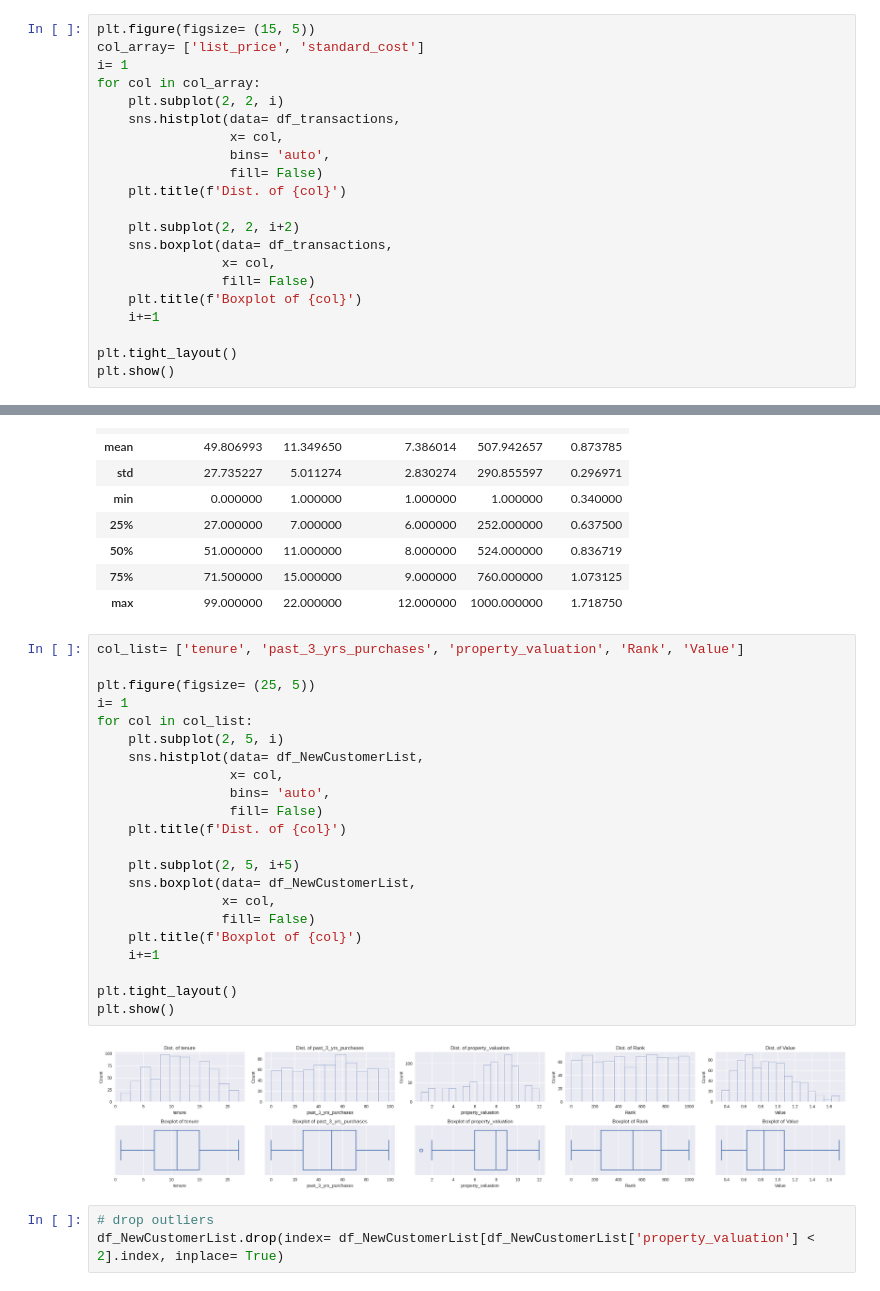
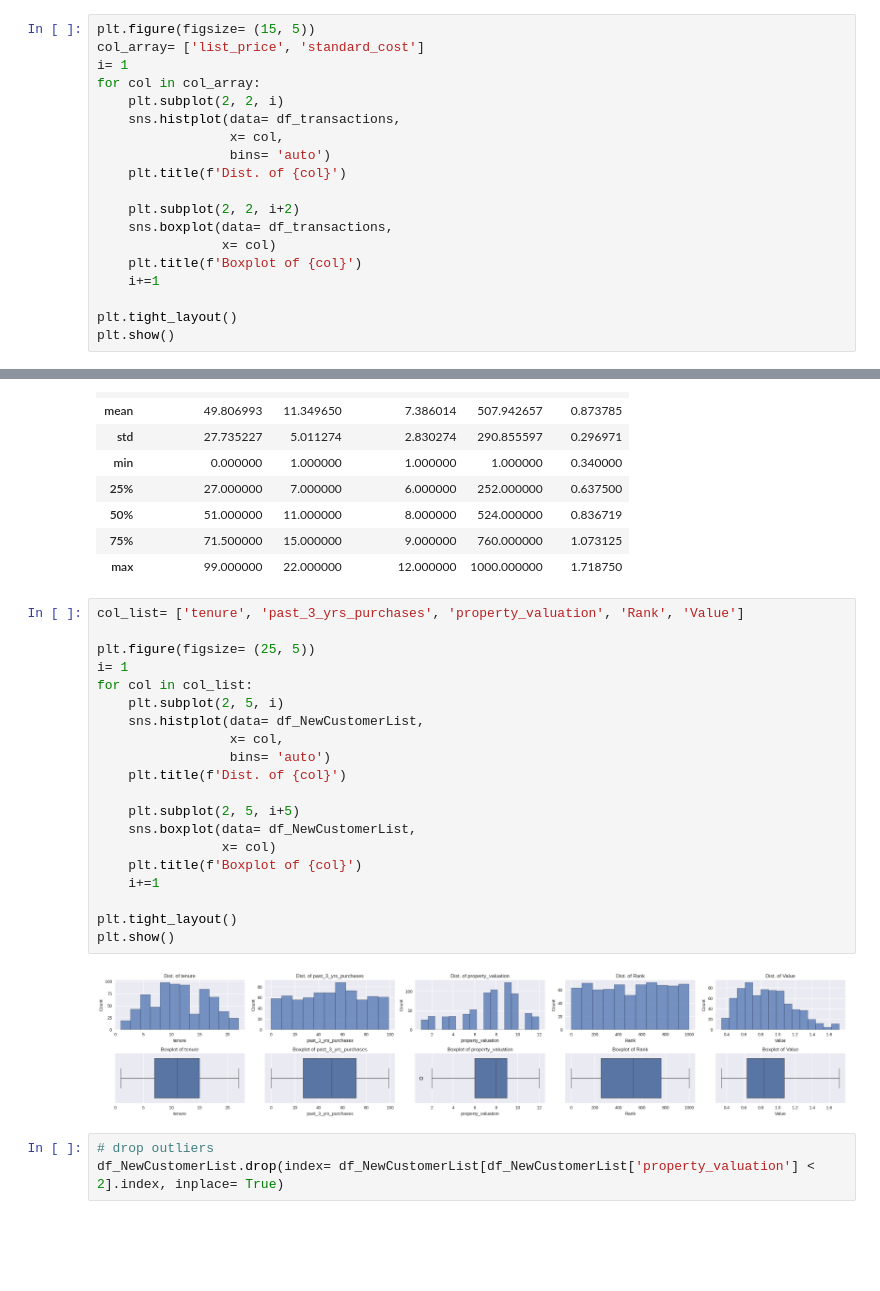
Before and after one commit to AhmAnwar/data-quality-KPMG-VE-forage, a Jupyter notebook: kpmg-ve-data-quality.ipynb, the cells around one changed output, grey strips where cells are left out. Drawn from its saved outputs; the diff is of its cells as text; blank space fills up the shorter version.

```diff
--- a/kpmg-ve-data-quality.ipynb
+++ b/kpmg-ve-data-quality.ipynb
@@ -173,14 +173,12 @@ for col in col_array:
     plt.subplot(2, 2, i)
     sns.histplot(data= df_transactions,
                  x= col,
-                 bins= 'auto',
-                 fill= False)
+                 bins= 'auto')
     plt.title(f'Dist. of {col}')
 
     plt.subplot(2, 2, i+2)
     sns.boxplot(data= df_transactions,
-                x= col,
-                fill= False)
+                x= col)
     plt.title(f'Boxplot of {col}')
     i+=1
 
@@ -471,27 +469,25 @@ df_NewCustomerList.select_dtypes(include= 'number').drop(columns= 'postcode').de
 # %%
 col_list= ['tenure', 'past_3_yrs_purchases', 'property_valuation', 'Rank', 'Value']
 
 plt.figure(figsize= (25, 5))
 i= 1
 for col in col_list:
     plt.subplot(2, 5, i)
     sns.histplot(data= df_NewCustomerList,
                  x= col,
-                 bins= 'auto',
-                 fill= False)
+                 bins= 'auto')
     plt.title(f'Dist. of {col}')
 
     plt.subplot(2, 5, i+5)
     sns.boxplot(data= df_NewCustomerList,
-                x= col,
-                fill= False)
+                x= col)
     plt.title(f'Boxplot of {col}')
     i+=1
 
 plt.tight_layout()
 plt.show()
 # %% [output]
-[figure, old version]
+[figure, new version]
 # %%
 # drop outliers
 df_NewCustomerList.drop(index= df_NewCustomerList[df_NewCustomerList['property_valuation'] < 2].index, inplace= True)
```
Also changed, not shown: parts of 4 cells of this notebook.
